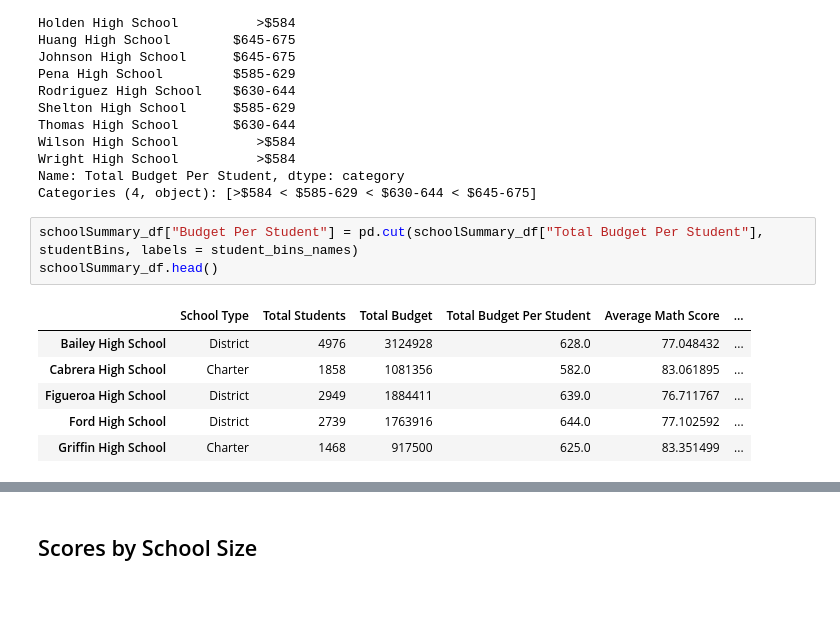
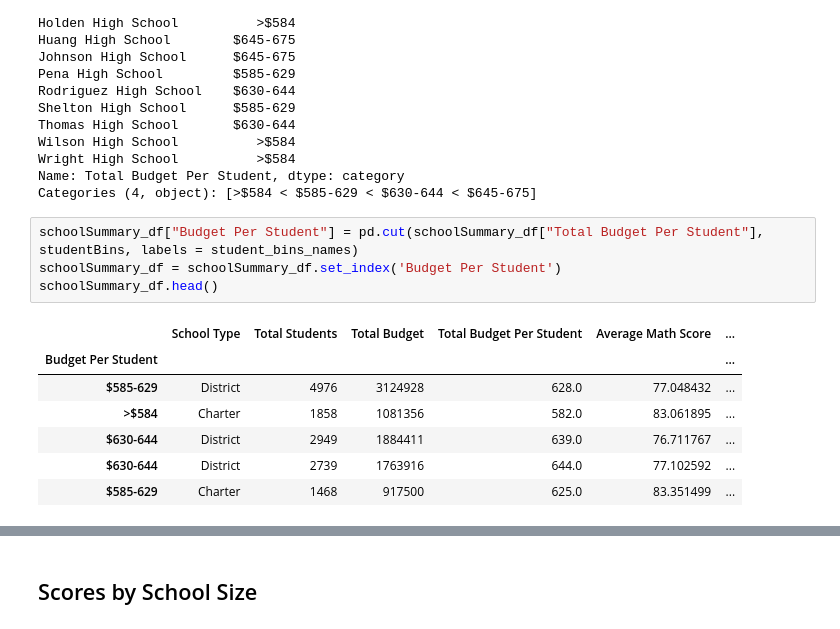
Before and after one commit to armywalrus/School-Data-Analysis-using-Pandas, a Jupyter notebook: PyCitySchools_starter.ipynb, the cells around one changed output, grey strips where cells are left out. Drawn from its saved outputs; the diff is of its cells as text; blank space fills up the shorter version.

```diff
--- a/PyCitySchools_starter.ipynb
+++ b/PyCitySchools_starter.ipynb
@@ -352,11 +370,13 @@ Name: Total Budget Per Student, dtype: category
 Categories (4, object): [>$584 < $585-629 < $630-644 < $645-675]
 # %%
 schoolSummary_df["Budget Per Student"] = pd.cut(schoolSummary_df["Total Budget Per Student"], studentBins, labels = student_bins_names)
+schoolSummary_df = schoolSummary_df.set_index('Budget Per Student')
 schoolSummary_df.head()
 # %% [output]
 |  | School Type | Total Students | Total Budget | Total Budget Per Student | Average Math Score | ... |
-| Bailey High School | District | 4976 | 3124928 | 628.0 | 77.048432 | ... |
-| Cabrera High School | Charter | 1858 | 1081356 | 582.0 | 83.061895 | ... |
-| Figueroa High School | District | 2949 | 1884411 | 639.0 | 76.711767 | ... |
-| Ford High School | District | 2739 | 1763916 | 644.0 | 77.102592 | ... |
-| Griffin High School | Charter | 1468 | 917500 | 625.0 | 83.351499 | ... |
+| Budget Per Student |  |  |  |  |  | ... |
+| $585-629 | District | 4976 | 3124928 | 628.0 | 77.048432 | ... |
+| >$584 | Charter | 1858 | 1081356 | 582.0 | 83.061895 | ... |
+| $630-644 | District | 2949 | 1884411 | 639.0 | 76.711767 | ... |
+| $630-644 | District | 2739 | 1763916 | 644.0 | 77.102592 | ... |
+| $585-629 | Charter | 1468 | 917500 | 625.0 | 83.351499 | ... |
```
Also changed, not shown: parts of 8 cells of this notebook.
